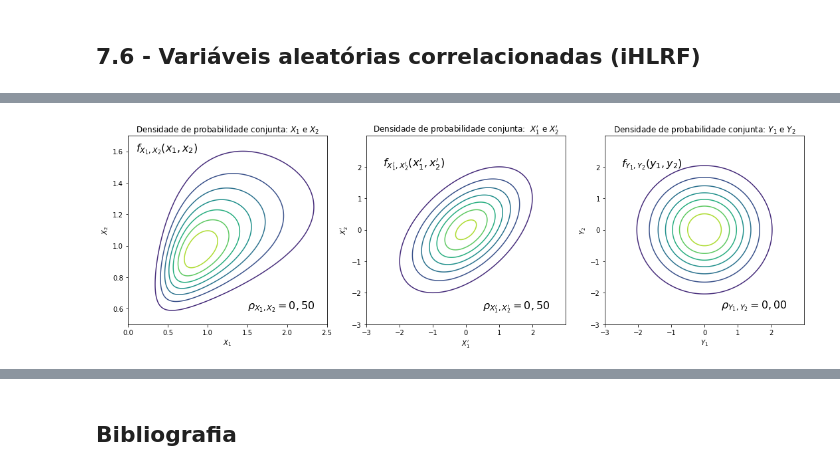
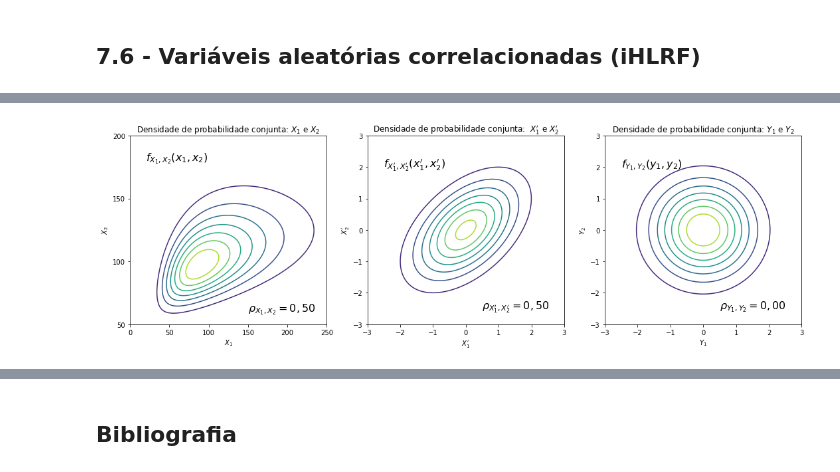
Before and after one commit to mvreal/Confiabilidade-em-Engenharia, a Jupyter notebook: Capitulo_7-3.ipynb, the cells around one changed output, grey strips where cells are left out. Cells and saved outputs as stored; diff of their text form; code cells hidden in the pictures.

```diff
--- a/Capitulo_7-3.ipynb
+++ b/Capitulo_7-3.ipynb
@@ -620,16 +620,16 @@ Geração de variáveis normais correlacionadas
 import numpy as np
 import matplotlib.pyplot as plt
 from scipy.stats import multivariate_normal
+from matplotlib.ticker import (AutoMinorLocator, MultipleLocator)
 
-
-x, y = np.mgrid[0.01:2.5:0.01, 0.4:1.7:0.01]
+x, y = np.mgrid[1:250:1, 50:200:1]
 pos = np.dstack((np.log(x), np.log(y)))
-mu_x = 1.00
-sigma_x = 0.50
+mu_x = 100.00
+sigma_x = 50.00
 delta_x = 0.50
-mu_y = 1.00
-sigma_y = 0.250
-delta_y = 0.250
+mu_y = 100.00
+sigma_y = 25.00
+delta_y = 0.25
 zeta_x = np.sqrt(np.log(1 + delta_x ** 2))
 lambda_x = np.log(mu_x) - 0.5 * zeta_x ** 2
 x_m = mu_x / (1 + delta_x ** 2)
@@ -643,42 +643,52 @@ rv = multivariate_normal([lambda_x, lambda_y], [[zeta_x ** 2, rho_xy * zeta_x *
 plt.rcParams['figure.figsize'] = 15, 5
 fig1 = plt.figure()
 ax1 = fig1.add_subplot(131)
+ax1.xaxis.set_major_locator(MultipleLocator(50))
+ax1.yaxis.set_major_locator(MultipleLocator(50))
 plt.xlabel(r"$X_1$")
 plt.ylabel(r"$X_2$")
 plt.title(r'Densidade de probabilidade conjunta: $X_1$ e $X_2$')
-ax1.set_xlim(0, 2.5)
-ax1.set_ylim(0.5, 1.70)
-ax1.text(0.1, 1.6, r"$f_{X_1,X_2}(x_1,x_2)$", fontsize=16)
-ax1.text(1.5, 0.6, r"$\rho_{X_1,X_2} = 0,50$", fontsize=16)
+ax1.set_xlim(0, 250.00)
+ax1.set_ylim(50.00, 200.00)
+ax1.text(20, 180, r"$f_{X_1,X_2}(x_1,x_2)$", fontsize=16)
+ax1.text(150, 60, r"$\rho_{X_1,X_2} = 0,50$", fontsize=16)
 ax1.contour(x, y, rv.pdf(pos))
 
 x, y = np.mgrid[-3:3:0.01, -3:3:0.01]
 pos = np.dstack((x, y))
 rv = multivariate_normal([0, 0], [[1, rho_xy], [rho_xy, 1]])
 ax2 = fig1.add_subplot(132)
+ax2.xaxis.set_major_locator(MultipleLocator(1))
+ax2.yaxis.set_major_locator(MultipleLocator(1))
+ax2.set_xlim(-3, 3)
+ax2.set_ylim(-3, 3)
 plt.xlabel(r"$X_1^{\prime}$")
 plt.ylabel(r"$X_2^{\prime}$")
 plt.title(r'Densidade de probabilidade conjunta:  $X_1^{\prime}$ e $X_2^{\prime}$')
 ax2.text(-2.5, 2.0, r"$f_{X_1^{\prime},X_2^{\prime}}(x_1^{\prime},x_2^{\prime})$", fontsize=16)
 ax2.text(0.5, -2.5, r"$\rho_{X_1^{\prime},X_2^{\prime}} = 0,50$", fontsize=16)
 ax2.contour(x, y, rv.pdf(pos))
 
 
 x, y = np.mgrid[-3:3:0.01, -3:3:0.01]
 pos = np.dstack((x, y))
 rv = multivariate_normal([0, 0], [[1, 0], [0, 1]])
 ax3 = fig1.add_subplot(133)
+ax3.set_xlim(-3, 3)
+ax3.set_ylim(-3, 3)
+ax3.xaxis.set_major_locator(MultipleLocator(1))
+ax3.yaxis.set_major_locator(MultipleLocator(1))
 plt.xlabel(r"$Y_1$")
 plt.ylabel(r"$Y_2$")
 plt.title(r'Densidade de probabilidade conjunta: $Y_1$ e $Y_2$')
 ax3.text(-2.5, 2.0, r"$f_{Y_1,Y_2}(y_1,y_2)$", fontsize=16)
 ax3.text(0.5, -2.5, r"$\rho_{Y_1,Y_2} = 0,00$", fontsize=16)
 ax3.contour(x, y, rv.pdf(pos))
 
 plt.tight_layout()
 plt.show()
 # %% [output]
-[figure, old version]
+[figure, new version]
 # %% [markdown]
 ### 7.6.3 - O modelo de Nataf
 
```
Also changed, not shown: parts of 5 cells of this notebook, 5 other files.
